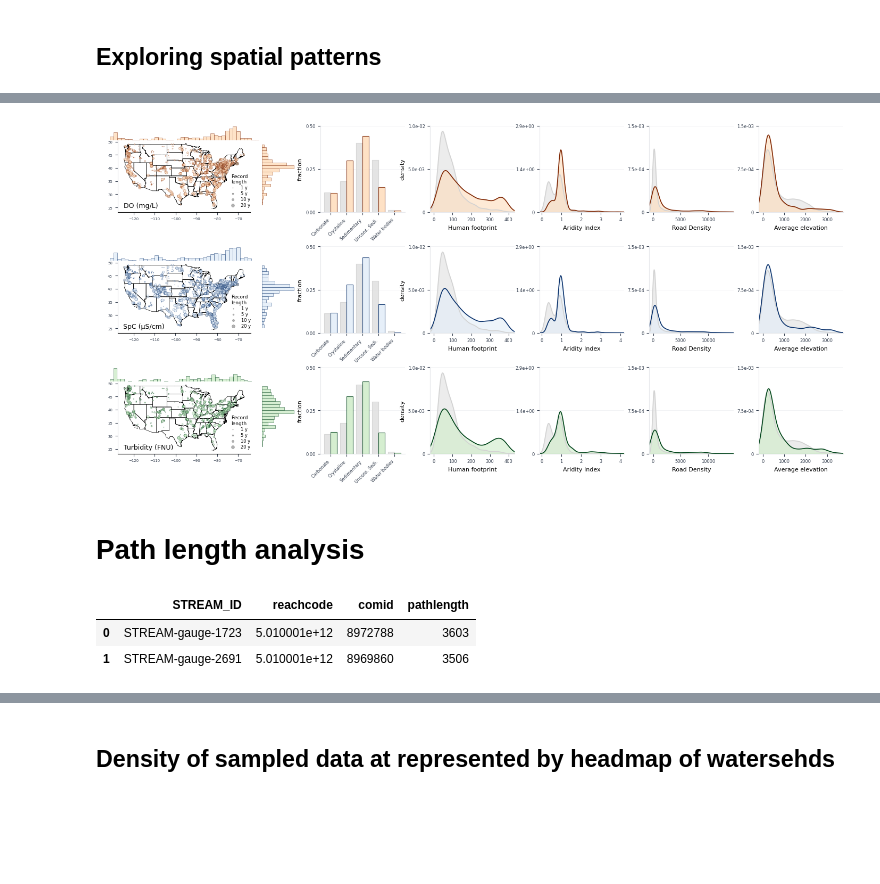
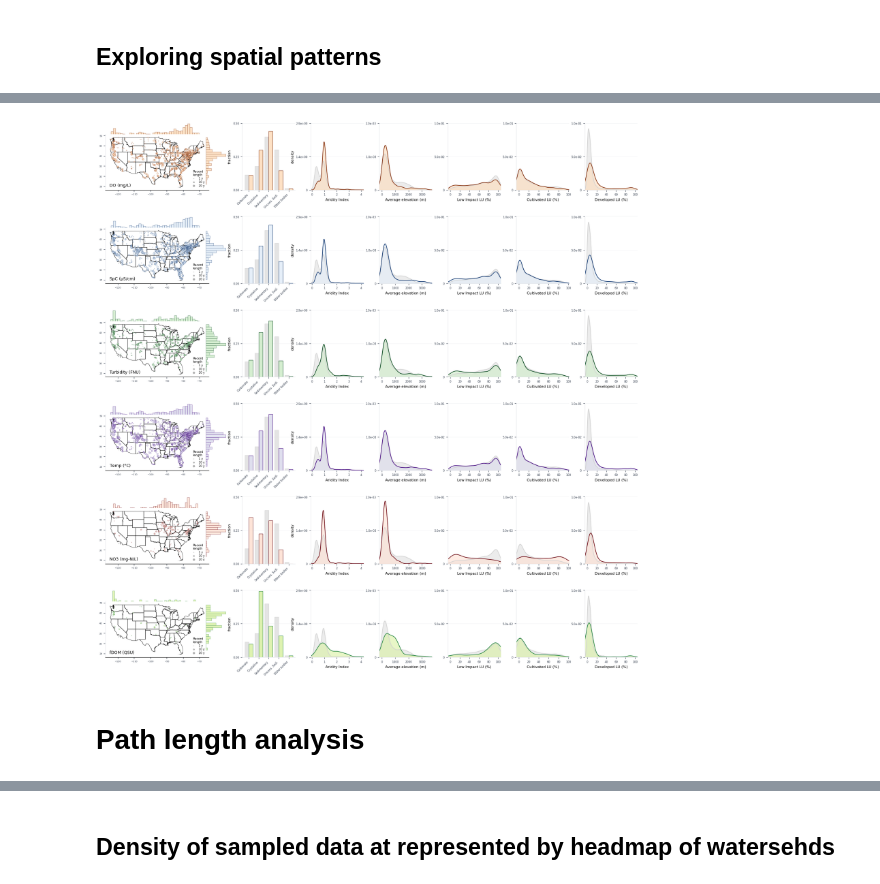
Before and after one commit to jtkemper/stream-analysis, a Jupyter notebook: spatial_pattern_basinatlas.ipynb, the cells around one changed output, grey strips where cells are left out. Cells and saved outputs as stored; diff of their text form; code cells hidden in the pictures; blank space fills up the shorter version.

Commit message:
updating the spatial figures to include the six solutes and updated data

```diff
--- a/spatial_pattern_basinatlas.ipynb
+++ b/spatial_pattern_basinatlas.ipynb
@@ -87,7 +110,7 @@ basinatlas.head(2)
 # Processing metadata, isolating specific parameters
 md_wide = pd.read_csv(metadata_filepath+"metadata.csv", dtype = {'sourceID': str})
 print(f"Full dataset size: {md_wide.shape[0]}")
-params = ['SpC_uScm','DO_mgL','Turb_FNU']
+params = ['SpC_uScm', 'DO_mgL', 'Turb_FNU', 'WTemp_C', 'NO3_mgNL', 'fDOM_QSU']
 
 for param in params:
     md_wide[param] = md_wide['WQ_parameters'].str.contains(param)
@@ -100,9 +123,9 @@ Full dataset size: 4268
 Filtered dataset size: 2688
 # %%
 md = md_wide.melt(
-    id_vars=['STREAM_ID', 'sourceID', 'source', 'site_name', 'latitude_wgs84',
+    id_vars=['STREAM_ID', 'sourceID', 'source', 'site_name', 'COMID', 'latitude_wgs84',
              'longitude_wgs84', 'catchmentarea_km2', 'state_name', 'time_zone', 'WQ_parameters'],
-    value_vars=['SpC_uScm', 'DO_mgL', 'Turb_FNU'],
+    value_vars=['SpC_uScm', 'DO_mgL', 'Turb_FNU', 'WTemp_C', 'NO3_mgNL', 'fDOM_QSU'],
     var_name='parameter',
     value_name='has_data'
 )
@@ -154,8 +221,12 @@ md_gdf.head(2)
 ## Exploring spatial patterns
 # %%
 HUC8_properties = pd.read_csv(basin_atlas_filepath+'huc8_basinatlas_properties.csv',dtype={"HUC8": str})
-#huc8 = gpd.read_file(geospat_data_filepath+'huc8_shapefiles/HUC8_US_5070.shp')
-#HUC8_properties = HUC8_properties.merge(huc8, on='HUC8')
+
+HUC8_properties['pct_low_impact'] = HUC8_properties['pct_evergreen_forest'] + HUC8_properties['pct_mixed_forest'] + HUC8_properties['pct_deciduous_forest'] + HUC8_properties['pct_barren'] + HUC8_properties['pct_shrub_scrub'] + HUC8_properties['pct_grassland']  + HUC8_properties['pct_woody_wetlands'] + HUC8_properties['pct_emergent_wetlands'] + HUC8_properties['pct_open_water']
+HUC8_properties['pct_cultivated'] = HUC8_properties['pct_pasture_hay'] + HUC8_properties['pct_cultivated_crops']
+HUC8_properties['pct_developed'] = HUC8_properties['pct_developed_open'] + HUC8_properties['pct_developed_low'] + HUC8_properties['pct_developed_med'] + HUC8_properties['pct_developed_high']
+
+
 HUC8_properties.head(2)
 # %% [output]
 |  | HUC8 | ari_ix_sav | kar_pc_sse | ppd_pk_sav | rdd_mk_sav | hft_ix_s09 | slp_dg_sav | ele_mt_sav | ... |
@@ -172,37 +293,4 @@ HUC8_properties.head(2)
 # %%
-# Anxillary files and info
-US_shp = gpd.read_file(USSF_filepath)
-
-# Colour pallette
-MAP_COLOR = '#2563EB'
-HIST_COLOR = '#80cdc1'
-HIST_EDGE = '#018571'
-BG_COLOR = '#FFFFFF'
-GRID_COLOR = '#E5E7EB'
-
-# setting properties
-shared_ylims = {
-    'lit_cl_smj_remap': 0.5,
-    'hft_ix_s09': 0.01,
-    'ari_ix_sav': 2.9,
-    'rdd_mk_sav': 0.0015,
-    'ele_mt_sav': 0.0015
-}
-
-PARAM_COLORS = {
-    'DO_mgL':    {'fill': '#FEDCBB', 'edge': '#7F2704'},
-    'SpC_uScm':  {'fill': '#E2EDF8', 'edge': '#08306B'},
-    'Turb_FNU':  {'fill': '#CEECC8', 'edge': '#00431A'},
-}
-
-params =  {"DO_mgL":"DO (mg/L)",
-            "SpC_uScm":"SpC (µS/cm)",
-            "Turb_FNU":"Turbidity (FNU)"}
-
-
-vars_cat = ['lit_cl_smj_remap']
-vars_cont = ['hft_ix_s09', 'ari_ix_sav', 'rdd_mk_sav', 'ele_mt_sav']
-
 # Shared x-axis limits for histograms
 shared_xlims = {}
 for var in vars_cont:
@@ -212,10 +300,11 @@ for var in vars_cont:
     shared_xlims[var] = (global_min - margin, global_max + margin)
 
 # Create gridspec: map with marginal histograms + bar + 4 histograms
-fig = plt.figure(figsize=(18, 8))
-gs = fig.add_gridspec(3, 7, hspace=0.4, wspace=0.3)
+fig = plt.figure(figsize=(n_cols * 2.6, n_params * 3.5))
+gs = fig.add_gridspec(n_params, n_cols, hspace=0.4, wspace=0.3)
 
-for j, (param_col, param_label) in enumerate(params.items()):
+
+for j, (param_col, param_label) in enumerate(params_dict.items()):
 
     fill_color = PARAM_COLORS[param_col]['fill']
     edge_color = PARAM_COLORS[param_col]['edge']
@@ -238,6 +327,7 @@ for j, (param_col, param_label) in enumerate(params.items()):
                      alpha=0.6,
                      edgecolor=edge_color,
                      linewidth=0.3)
+    ax_map.set_aspect('auto')
     ax_map.tick_params(labelsize=5, colors='#374151')
     ax_map.spines[['top', 'right']].set_visible(False)
     ax_map.spines[['top', 'left']].set_color(GRID_COLOR)
@@ -246,7 +336,7 @@ for j, (param_col, param_label) in enumerate(params.items()):
     # Bubble size legend (only on first row)
     legend_handles = []
     if j == 0:
-        legend_values = [8766, 43830, 87656, 175320]  # 1 year, 5 years, 10 year
+        legend_values = [8766, 87656, 175320]  # 1 year, 10 year, 20 years
 
     for val in legend_values:
         handle = ax_map.scatter([], [], s=val / 10000, color='gray',
@@ -319,7 +409,7 @@ for j, (param_col, param_label) in enumerate(params.items()):
         #ax_bar.tick_params(axis='x', rotation=45)
 
     # --- Histograms (remaining slots) ---
-    hist_positions = [(j, 3), (j, 4), (j, 5), (j, 6)]
+    hist_positions = [(j, 3 + i) for i in range(n_hist)]
     for i, var in enumerate(vars_cont):
         row, col = hist_positions[i]
         a = fig.add_subplot(gs[row, col])
@@ -327,42 +417,34 @@ for j, (param_col, param_label) in enumerate(params.items()):
         # HUC8 distribution
         data = HUC8_properties[var].dropna()
         kde = gaussian_kde(data)
         x_range = np.linspace(shared_xlims[var][0], shared_xlims[var][1], 300)
         a.fill_between(x_range, kde(x_range), color='#E0E0E0', alpha=0.6)
         a.plot(x_range, kde(x_range), color='#d3d3d3', linewidth=1.2)
 
         # STREAM watershed distribution
         data = md_gdf_filt[var].dropna()
         kde = gaussian_kde(data)
         x_range = np.linspace(shared_xlims[var][0], shared_xlims[var][1], 300)
         a.fill_between(x_range, kde(x_range), color=fill_color, alpha=0.6)
         a.plot(x_range, kde(x_range), color=edge_color, linewidth=1.2)
 
         # styling
         a.set_xlim(shared_xlims[var])
         a.set_xlabel(param_pretty[var], fontsize=8)
         a.set_facecolor(BG_COLOR)
         a.spines[['top', 'right']].set_visible(False)
         a.spines[['left', 'bottom']].set_color(GRID_COLOR)
         a.tick_params(colors='#374151', labelsize=6)
         a.yaxis.grid(True, color=GRID_COLOR, linewidth=0.5, alpha=0.7)
         a.set_axisbelow(True)
         if i == 0:
             a.set_ylabel('density', fontsize=8)
         a.set_ylim(0, shared_ylims[var])
         a.set_yticks([0, shared_ylims[var]/2, shared_ylims[var]])
         a.set_yticklabels(['0', f'{shared_ylims[var]/2:.1e}', f'{shared_ylims[var]:.1e}'], fontsize=6)
 
-plt.savefig(f'../OUTPUT/spatial_patterns/parameter_spatial_distributions.png', dpi=600, bbox_inches='tight')
+plt.savefig(f'../OUTPUT/spatial_patterns/parameter_spatial_distributions.png', dpi=900, bbox_inches='tight')
 # %% [output]
-[figure, old version]
+[figure, new version]
 # %% [markdown]
 # Path length analysis
-# %%
-# !! There is one STREAM station without a comid.
-comid_pl = pd.read_csv(ancillary_data_filepath+"geomorph_data/nhdplus_pathlength.csv")
-comid_pl.head(2)
-# %% [output]
-|  | STREAM_ID | reachcode | comid | pathlength |
-| 0 | STREAM-gauge-1723 | 5.010001e+12 | 8972788 | 3603 |
-| 1 | STREAM-gauge-2691 | 5.010001e+12 | 8969860 | 3506 |
```
Also changed, not shown: parts of 17 cells of this notebook, 3 other files.
